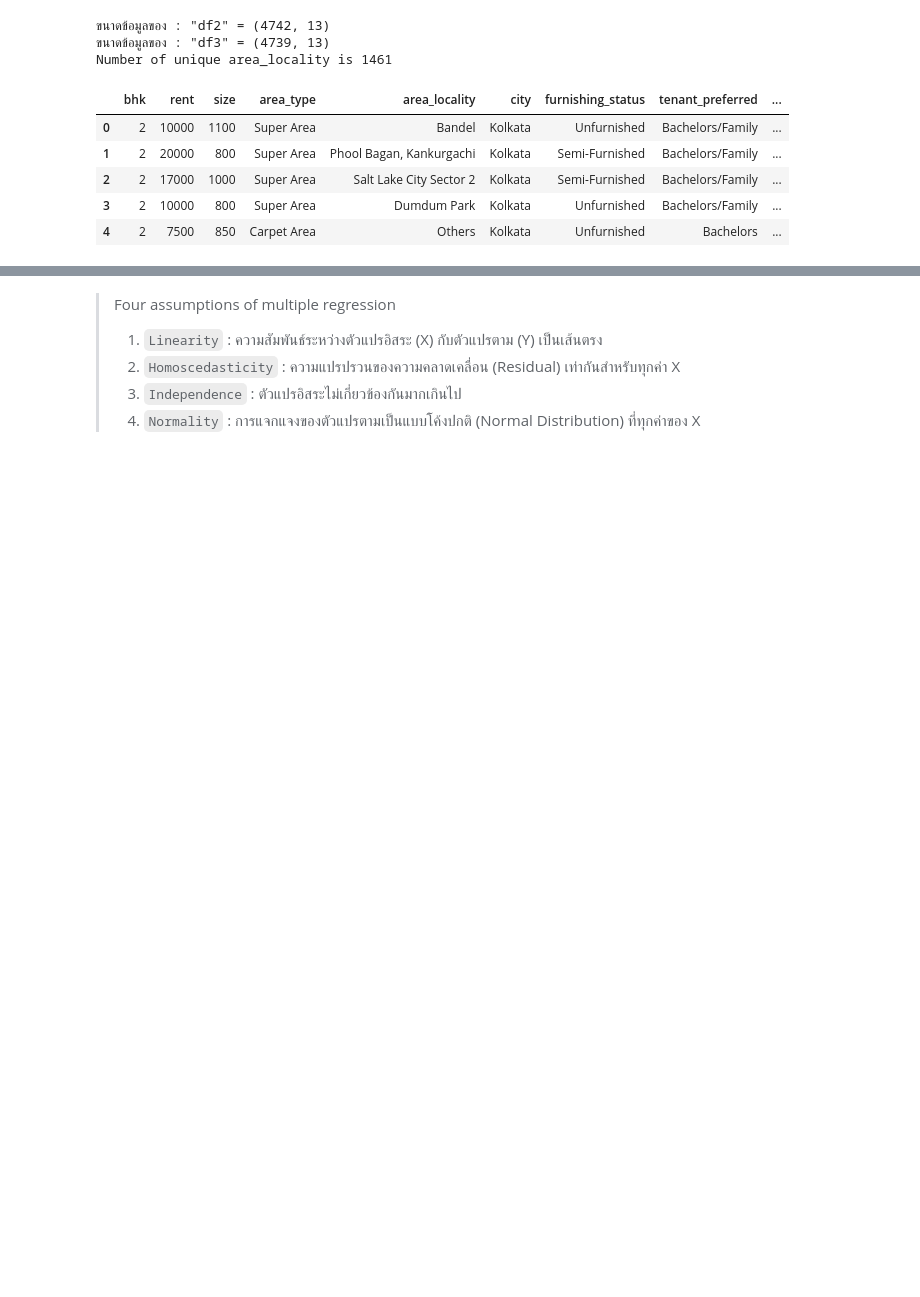
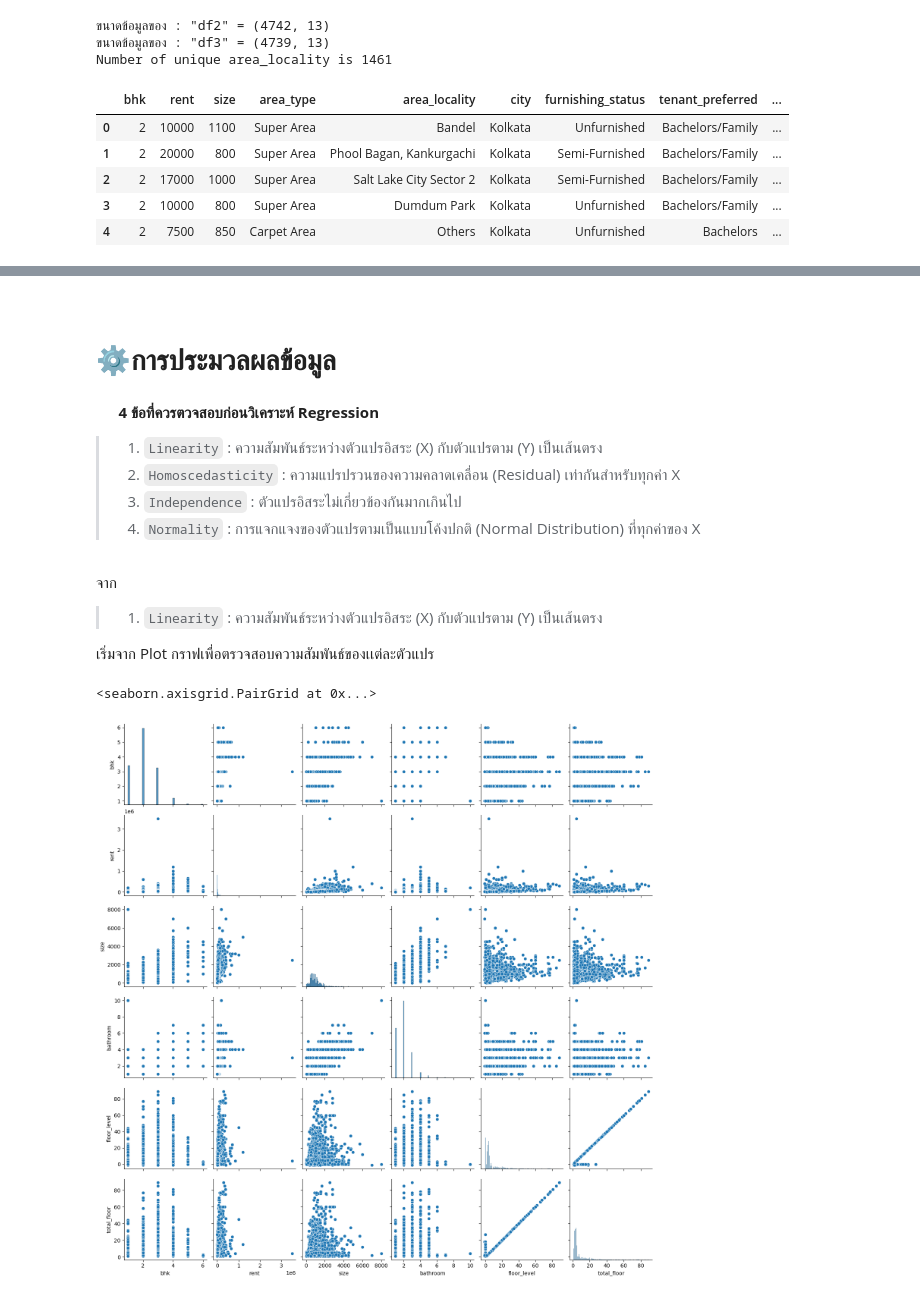
Before and after one commit to MrYellowSock/House-Rent-Prediction-in-India, a Jupyter notebook: HouseRentIndia.ipynb, the cells around one changed output, grey strips where cells are left out. Saved outputs shown, nothing was run; the diff lists cells and outputs as text; code cells hidden in the pictures; blank space fills up the shorter version.

```diff
--- a/HouseRentIndia.ipynb
+++ b/HouseRentIndia.ipynb
@@ -247,7 +242,21 @@ one hot encoded point_of_contact
+# %% [markdown]
+<br>
+
+# ⚙️การประมวลผลข้อมูล
 # %% [markdown]
-> Four assumptions of multiple regression
+ $\;\;\;\;\;$**4 ข้อที่ควรตวจสอบก่อนวิเคราะห์ Regression**
 > 1. `Linearity` : ความสัมพันธ์ระหว่างตัวแปรอิสระ (X) กับตัวแปรตาม (Y) เป็นเส้นตรง
 > 2. `Homoscedasticity` : ความแปรปรวนของความคลาดเคลื่อน (Residual) เท่ากันสำหรับทุกค่า X
 > 3. `Independence` : ตัวแปรอิสระไม่เกี่ยวข้องกันมากเกินไป
 > 4. `Normality` : การแจกแจงของตัวแปรตามเป็นแบบโค้งปกติ (Normal Distribution) ที่ทุกค่าของ X
+# %% [markdown]
+จาก
+> 1. `Linearity` : ความสัมพันธ์ระหว่างตัวแปรอิสระ (X) กับตัวแปรตาม (Y) เป็นเส้นตรง
+
+เริ่มจาก Plot กราฟเพื่อตรวจสอบความสัมพันธ์ของเเต่ละตัวแปร
+# %%
+sns.pairplot(df3)
+# %% [output]
+<seaborn.axisgrid.PairGrid at 0x...>
+[figure, added]
 # %% [markdown]
```
Also changed, not shown: parts of 22 cells of this notebook.
